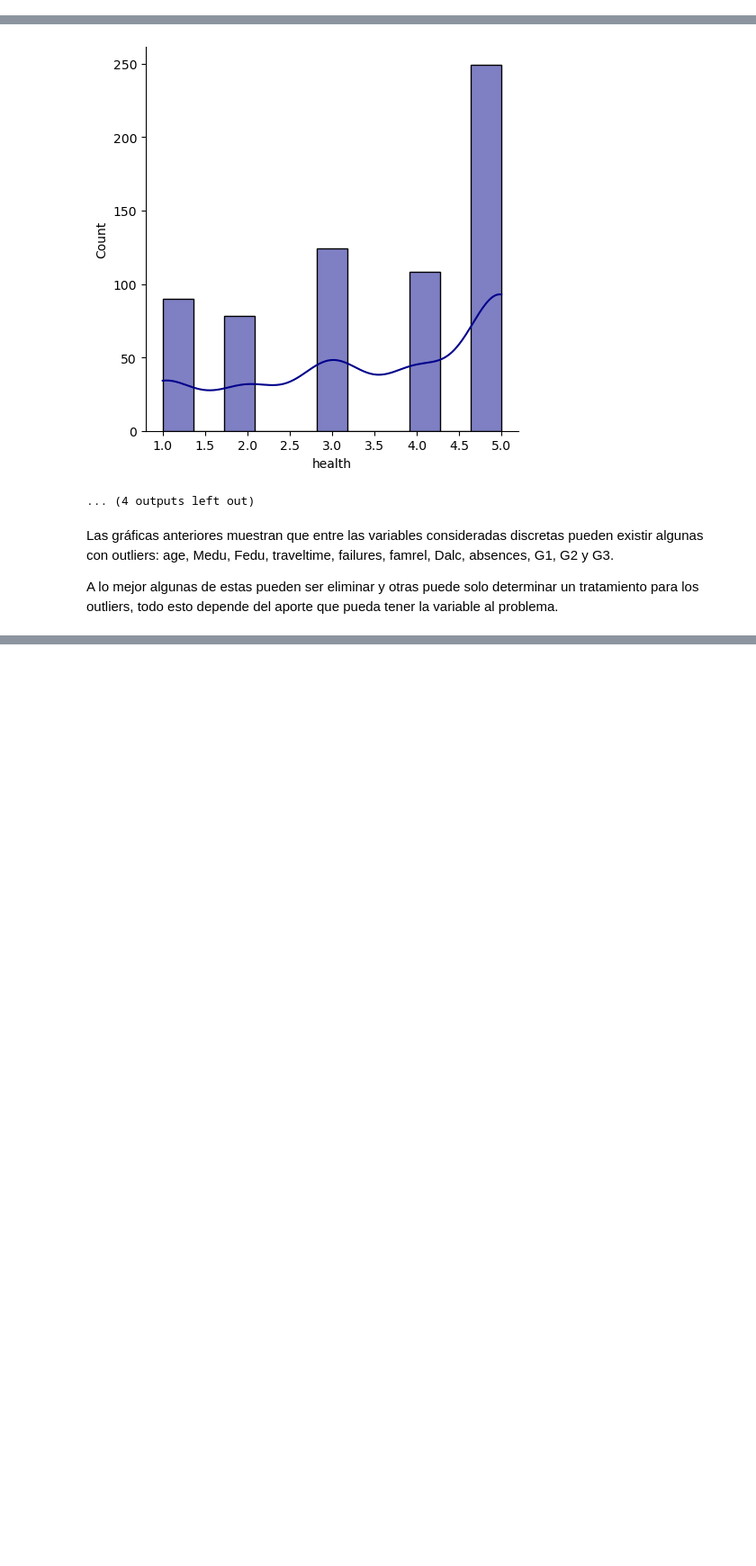
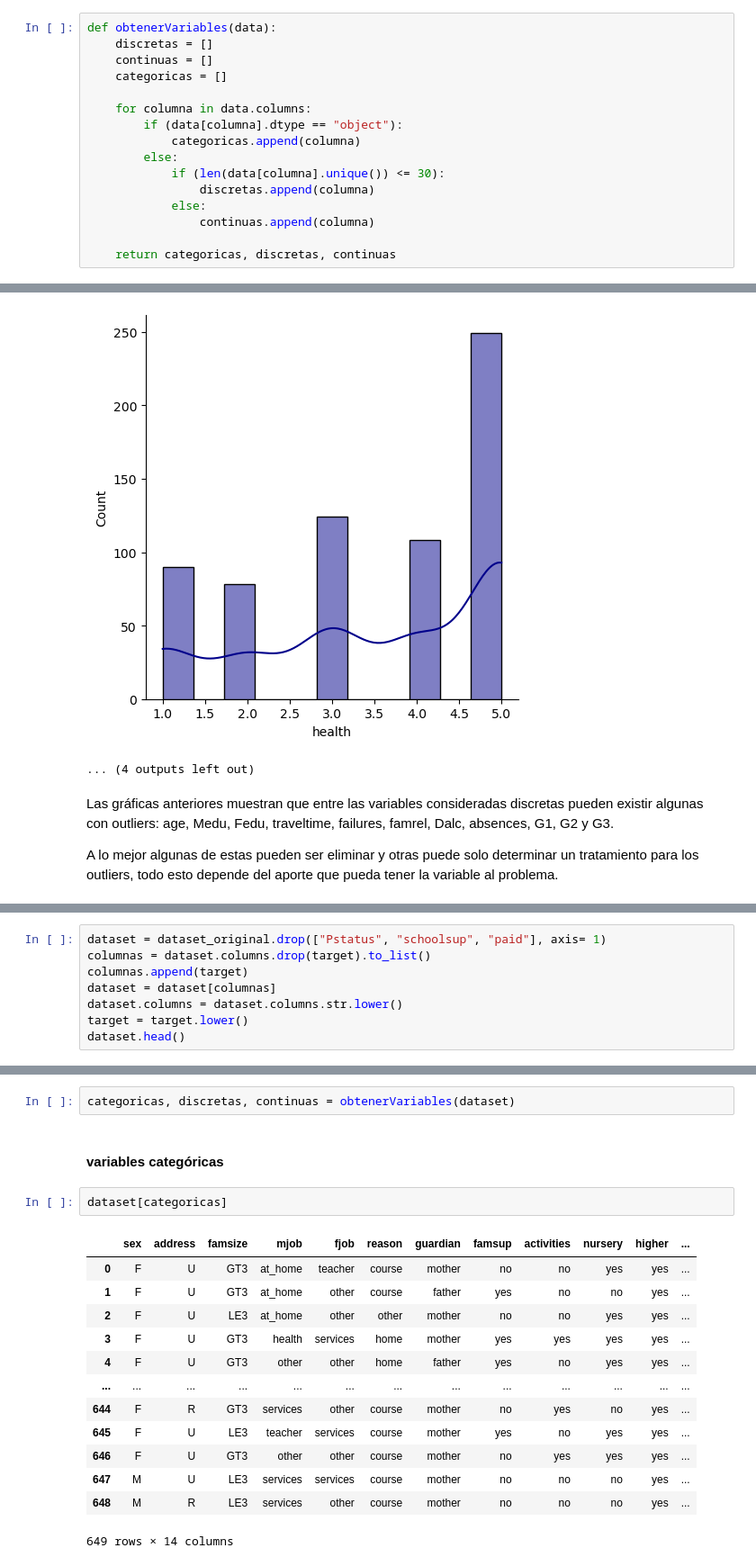
Before and after one commit to duartefrancisco/SLII-ProyectoFinal, a Jupyter notebook: Proyecto.ipynb, the cells around one changed output, grey strips where cells are left out. Shown at 90% size. Cells and saved outputs as stored; diff of their text form; blank space fills up the shorter version.

```diff
--- a/Proyecto.ipynb
+++ b/Proyecto.ipynb
@@ -45,6 +46,22 @@ def generarHistograma(data, columna):
 # %%
 def generarHistogramaDensidad(data, columna):
     sns.displot(data[columna], kde=True, color = "darkblue")
+# %%
+def obtenerVariables(data):
+    discretas = []
+    continuas = []
+    categoricas = []
+
+    for columna in data.columns:
+        if (data[columna].dtype == "object"):
+            categoricas.append(columna)
+        else:
+            if (len(data[columna].unique()) <= 30):
+                discretas.append(columna)
+            else:
+                continuas.append(columna)
+
+    return categoricas, discretas, continuas
 # %% [markdown]
 ### Análisis
 # %%
@@ -210,0 +221,8 @@ A lo mejor algunas de estas pueden ser eliminar y otras puede solo determinar un
+# %%
+dataset = dataset_original.drop(["Pstatus", "schoolsup", "paid"], axis= 1)
+columnas = dataset.columns.drop(target).to_list()
+columnas.append(target)
+dataset = dataset[columnas]
+dataset.columns = dataset.columns.str.lower()
+target = target.lower()
+dataset.head()
@@ -210,0 +237,20 @@ A lo mejor algunas de estas pueden ser eliminar y otras puede solo determinar un
+# %%
+categoricas, discretas, continuas = obtenerVariables(dataset)
+# %% [markdown]
+#### variables categóricas
+# %%
+dataset[categoricas]
+# %% [output]
+|  | sex | address | famsize | mjob | fjob | reason | guardian | famsup | activities | nursery | higher | ... |
+| 0 | F | U | GT3 | at_home | teacher | course | mother | no | no | yes | yes | ... |
+| 1 | F | U | GT3 | at_home | other | course | father | yes | no | no | yes | ... |
+| 2 | F | U | LE3 | at_home | other | other | mother | no | no | yes | yes | ... |
+| 3 | F | U | GT3 | health | services | home | mother | yes | yes | yes | yes | ... |
+| 4 | F | U | GT3 | other | other | home | father | yes | no | yes | yes | ... |
+| ... | ... | ... | ... | ... | ... | ... | ... | ... | ... | ... | ... | ... |
+| 644 | F | R | GT3 | services | other | course | mother | no | yes | no | yes | ... |
+| 645 | F | U | LE3 | teacher | services | course | mother | yes | no | yes | yes | ... |
+| 646 | F | U | GT3 | other | other | course | mother | no | yes | yes | yes | ... |
+| 647 | M | U | LE3 | services | services | course | mother | no | no | no | yes | ... |
+| 648 | M | R | LE3 | services | other | course | mother | no | no | no | yes | ... |
+649 rows × 14 columns
```
Also changed, not shown: parts of 63 cells of this notebook.
